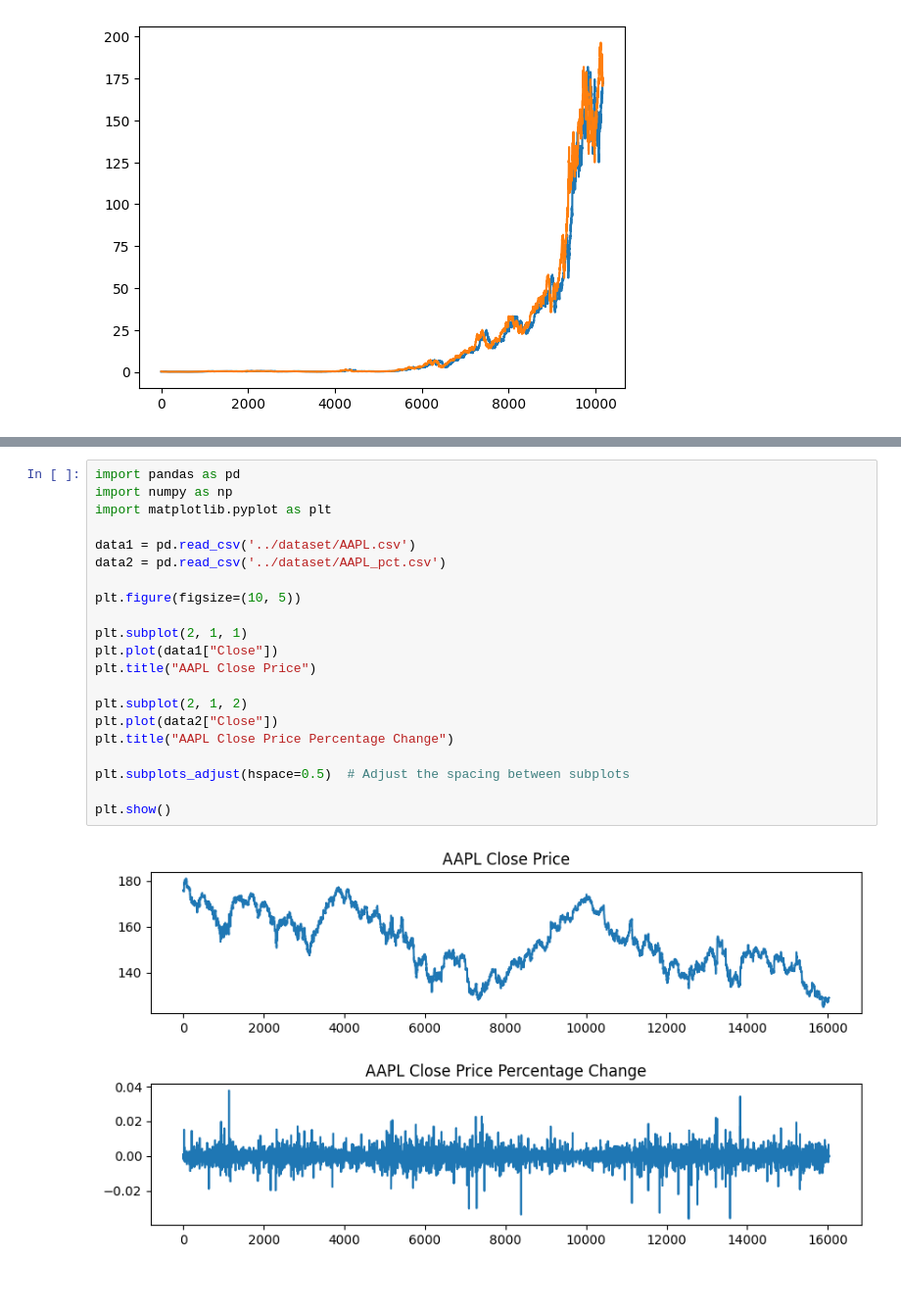
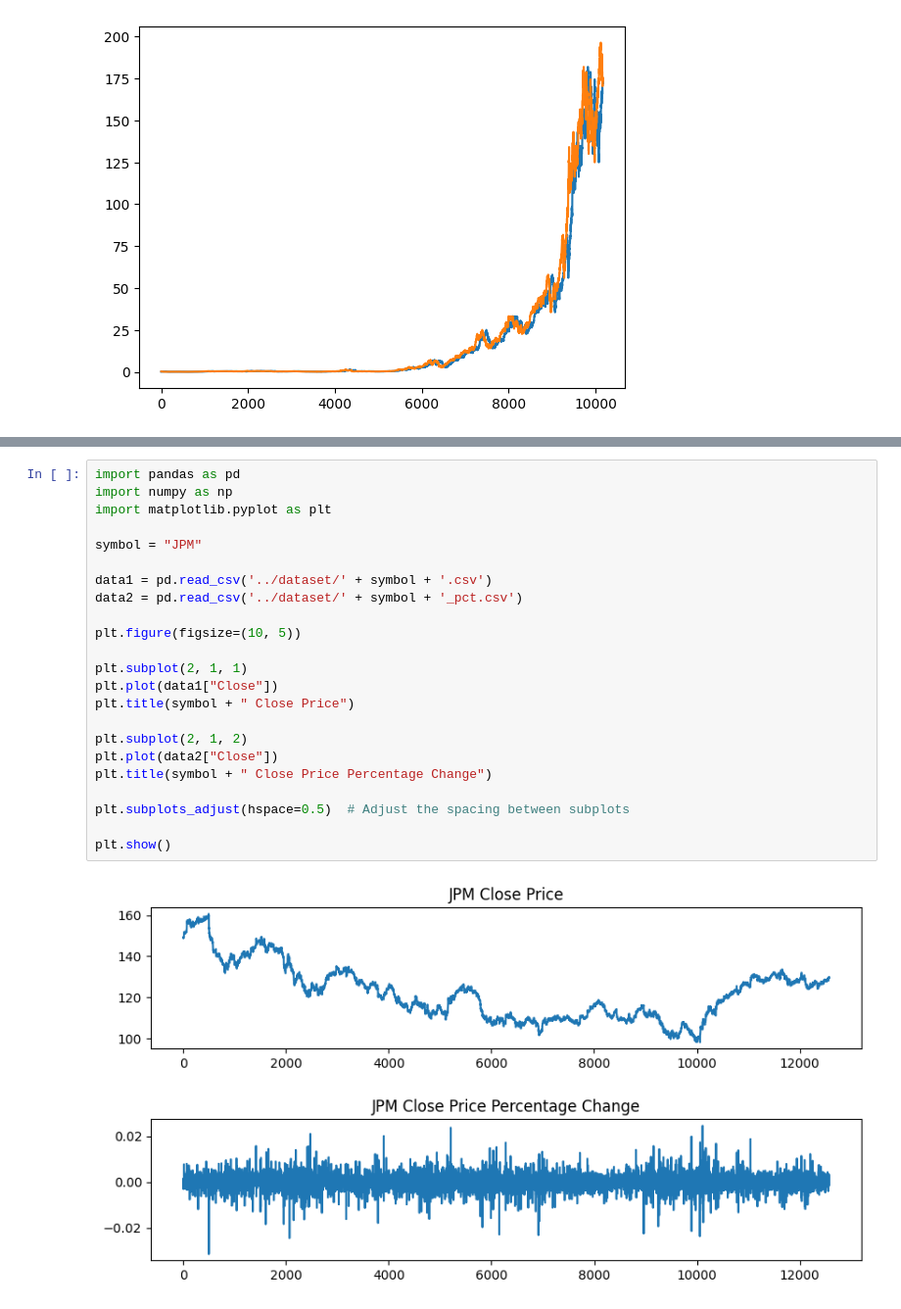
Before and after one commit to clo3olb/trader_ai, a Jupyter notebook: predictor/analysis/dataset_analysis.ipynb, the cells around one changed output, grey strips where cells are left out. Shown at 98% size. Drawn from its saved outputs; the diff is of its cells as text.

```diff
--- a/predictor/analysis/dataset_analysis.ipynb
+++ b/predictor/analysis/dataset_analysis.ipynb
@@ -153,23 +154,25 @@ plt.show()
 # %%
 import pandas as pd
 import numpy as np
 import matplotlib.pyplot as plt
 
-data1 = pd.read_csv('../dataset/AAPL.csv')
-data2 = pd.read_csv('../dataset/AAPL_pct.csv')
+symbol = "JPM"
+
+data1 = pd.read_csv('../dataset/' + symbol + '.csv')
+data2 = pd.read_csv('../dataset/' + symbol + '_pct.csv')
 
 plt.figure(figsize=(10, 5))
 
 plt.subplot(2, 1, 1)
 plt.plot(data1["Close"])
-plt.title("AAPL Close Price")
+plt.title(symbol + " Close Price")
 
 plt.subplot(2, 1, 2)
 plt.plot(data2["Close"])
-plt.title("AAPL Close Price Percentage Change")
+plt.title(symbol + " Close Price Percentage Change")
 
 plt.subplots_adjust(hspace=0.5)  # Adjust the spacing between subplots
 
 plt.show()
 # %% [output]
-[figure, old version]
+[figure, new version]
```
Also changed, not shown: parts of 2 cells of this notebook, 1 other file.
